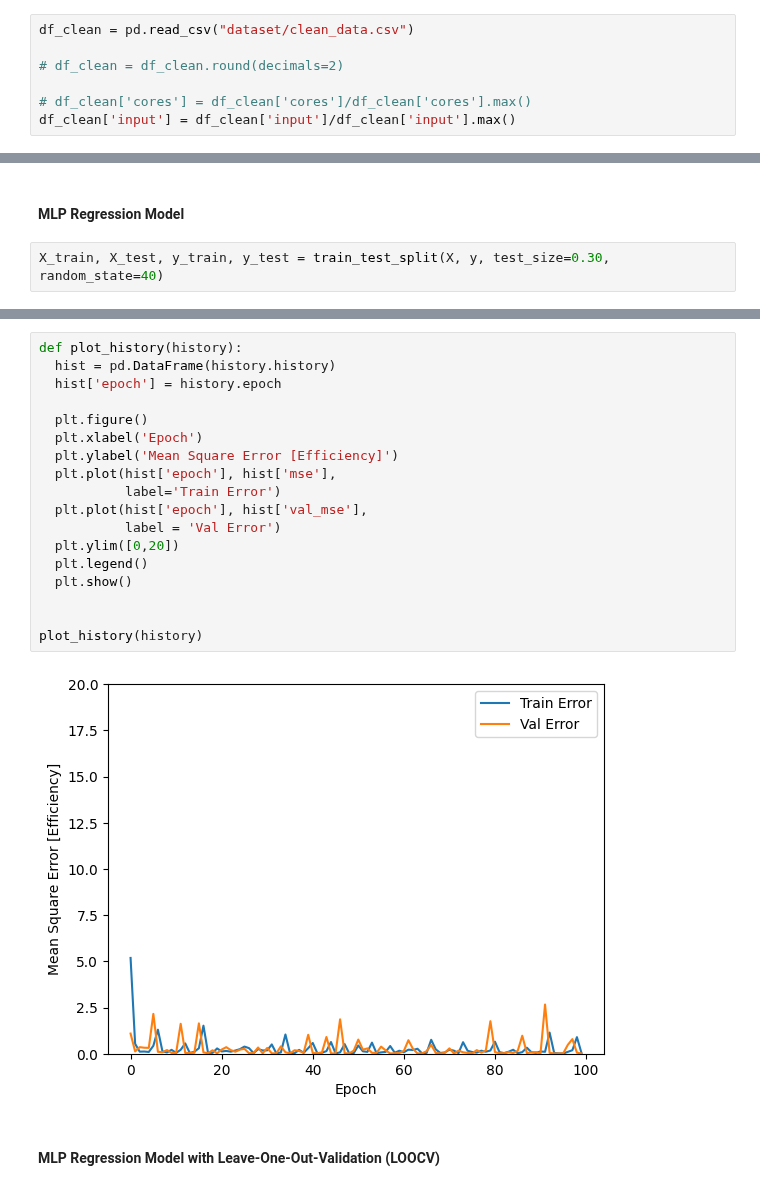
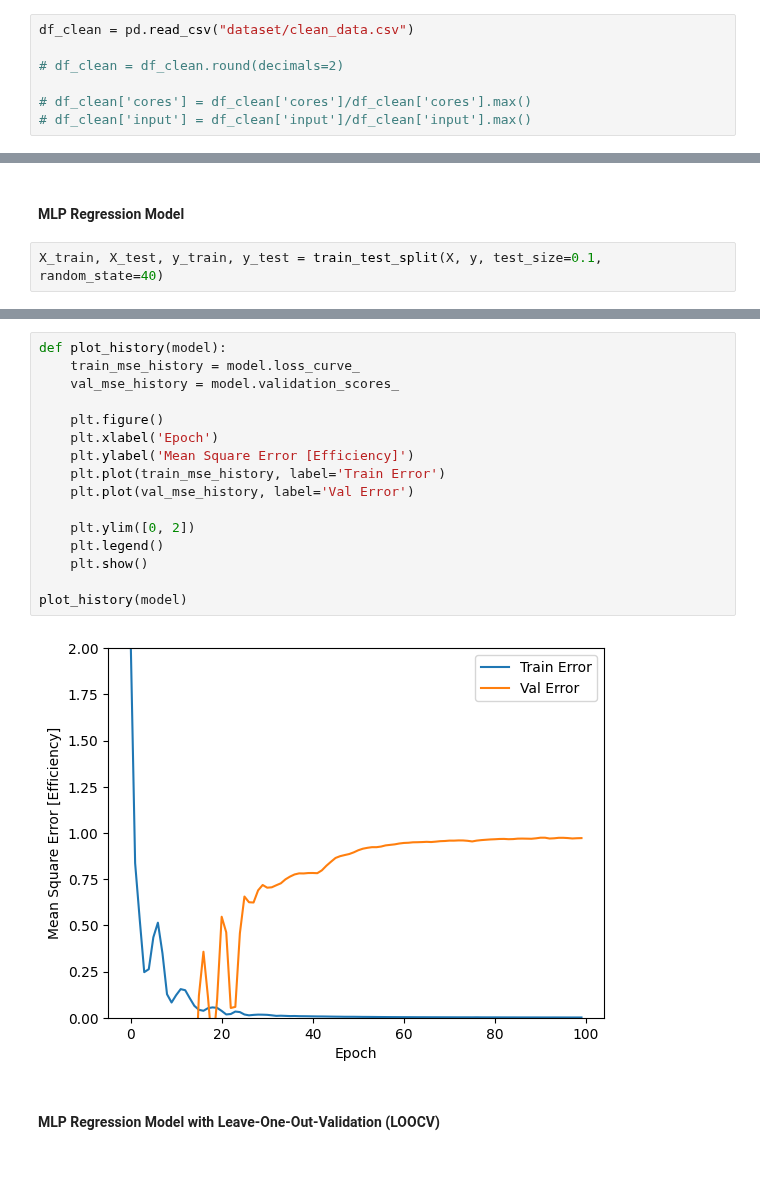
Before and after one commit to matheusslr/pascal-model-tcc, a Jupyter notebook: train.ipynb, the cells around one changed output, grey strips where cells are left out. Drawn from its saved outputs; the diff is of its cells as text.

```diff
--- a/train.ipynb
+++ b/train.ipynb
@@ -22,7 +24,7 @@ df_clean = pd.read_csv("dataset/clean_data.csv")
 # df_clean = df_clean.round(decimals=2)
 
 # df_clean['cores'] = df_clean['cores']/df_clean['cores'].max()
-df_clean['input'] = df_clean['input']/df_clean['input'].max()
+# df_clean['input'] = df_clean['input']/df_clean['input'].max()
 # %%
 df_clean.columns
 # %% [output]
@@ -35,4 +37,4 @@ y = df_clean['efficiency'].values
 # %% [markdown]
 #### MLP Regression Model
 # %%
-X_train, X_test, y_train, y_test = train_test_split(X, y, test_size=0.30, random_state=40)
+X_train, X_test, y_train, y_test = train_test_split(X, y, test_size=0.1, random_state=40)
@@ -95,23 +102,21 @@ Valor Real: 0.4542886268470946, Previsão: 0.44390198588371277
 # %%
-def plot_history(history):
-  hist = pd.DataFrame(history.history)
-  hist['epoch'] = history.epoch
+def plot_history(model):
+    train_mse_history = model.loss_curve_
+    val_mse_history = model.validation_scores_
 
-  plt.figure()
-  plt.xlabel('Epoch')
-  plt.ylabel('Mean Square Error [Efficiency]')
-  plt.plot(hist['epoch'], hist['mse'],
-           label='Train Error')
-  plt.plot(hist['epoch'], hist['val_mse'],
-           label = 'Val Error')
-  plt.ylim([0,20])
-  plt.legend()
-  plt.show()
+    plt.figure()
+    plt.xlabel('Epoch')
+    plt.ylabel('Mean Square Error [Efficiency]')
+    plt.plot(train_mse_history, label='Train Error')
+    plt.plot(val_mse_history, label='Val Error')
 
+    plt.ylim([0, 2])
+    plt.legend()
+    plt.show()
 
-plot_history(history)
+plot_history(model)
 # %% [output]
-[figure, old version]
+[figure, new version]
 # %% [markdown]
 #### MLP Regression Model with Leave-One-Out-Validation (LOOCV)
 # %%
```
Also changed, not shown: parts of 5 cells of this notebook.
